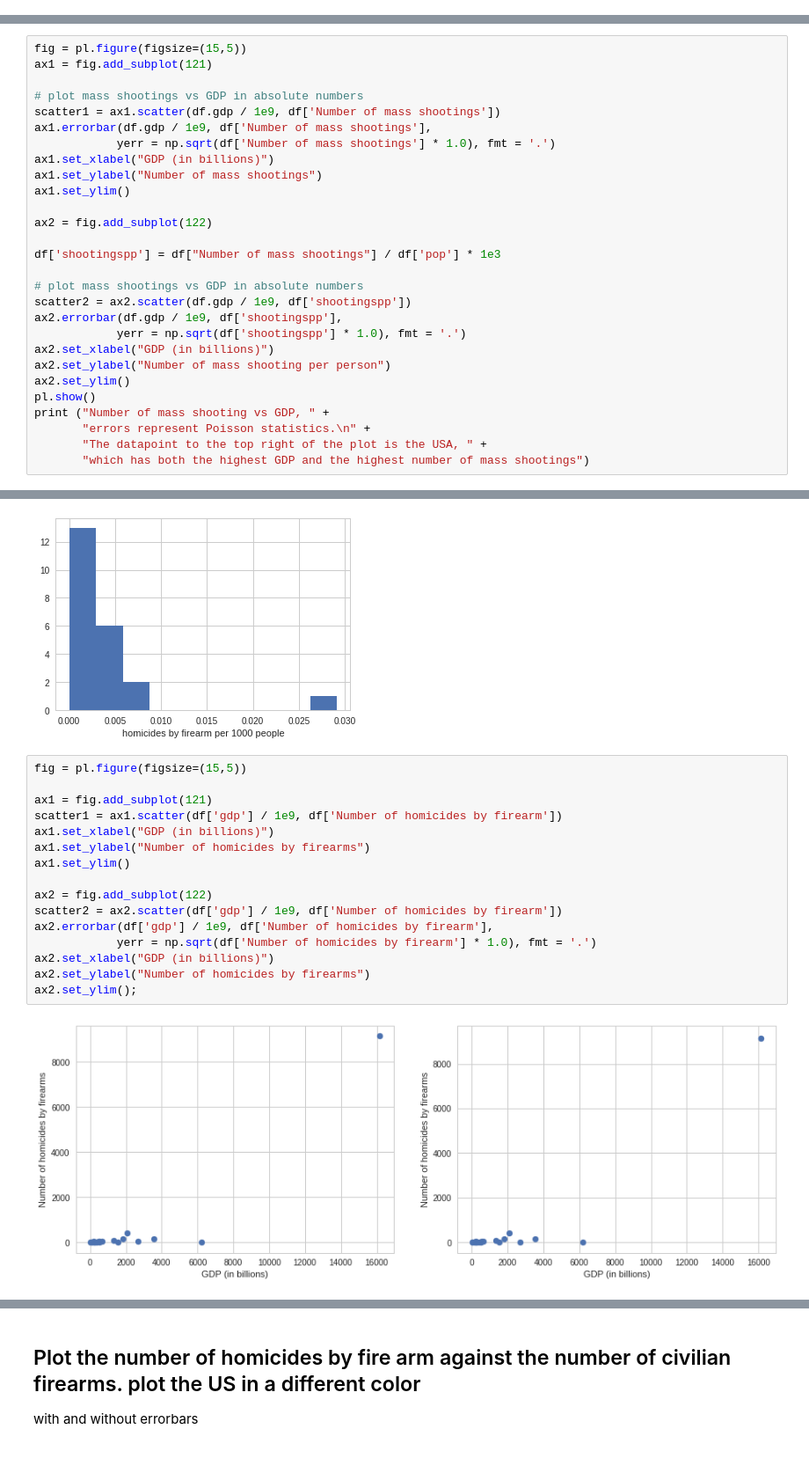
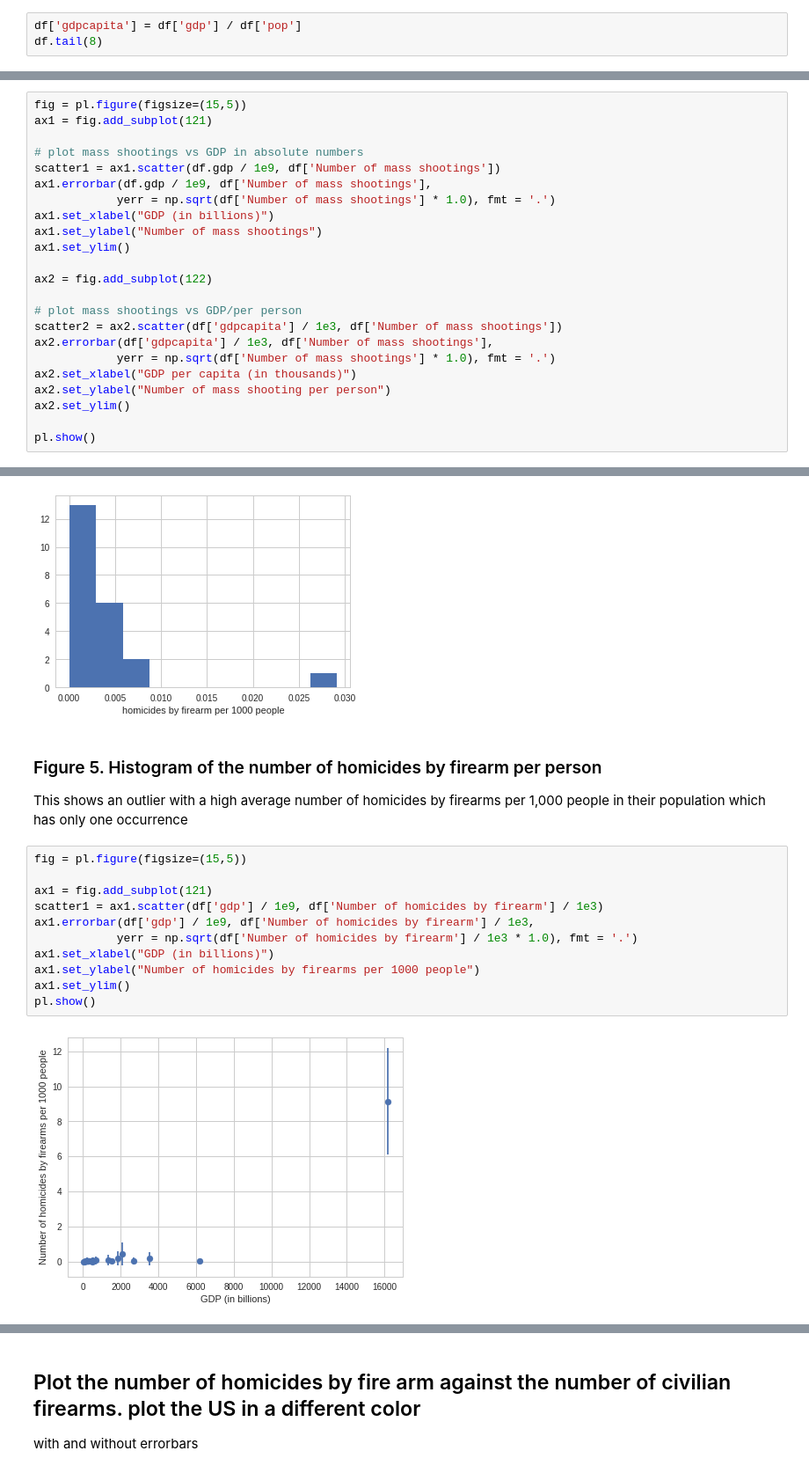
Before and after one commit to qiuyliu/PUI2017_uc288, a Jupyter notebook: HW5_uc288/Assignment3_uc288.ipynb, the cells around one changed output, grey strips where cells are left out. Shown: that part at 88% size. Drawn from its saved outputs; the diff is of its cells as text.

```diff
--- a/HW5_uc288/Assignment3_uc288.ipynb
+++ b/HW5_uc288/Assignment3_uc288.ipynb
@@ -173,3 +172,6 @@ len(df)
 Use Poisson statistics for the errorbars on the number of mass shootings (optional: include errors on the population, also as Poisson statistics)
 
 Are there any points that look like they may be outilers?
+# %%
+df['gdpcapita'] = df['gdp'] / df['pop']
+df.tail(8)
@@ -187,18 +199,13 @@ ax1.set_ylim()
 
 ax2 = fig.add_subplot(122)
 
-df['shootingspp'] = df["Number of mass shootings"] / df['pop'] * 1e3
-
-# plot mass shootings vs GDP in absolute numbers
-scatter2 = ax2.scatter(df.gdp / 1e9, df['shootingspp'])
-ax2.errorbar(df.gdp / 1e9, df['shootingspp'],
-            yerr = np.sqrt(df['shootingspp'] * 1.0), fmt = '.')
-ax2.set_xlabel("GDP (in billions)")
+# plot mass shootings vs GDP/per person
+scatter2 = ax2.scatter(df['gdpcapita'] / 1e3, df['Number of mass shootings'])
+ax2.errorbar(df['gdpcapita'] / 1e3, df['Number of mass shootings'],
+            yerr = np.sqrt(df['Number of mass shootings'] * 1.0), fmt = '.')
+ax2.set_xlabel("GDP per capita (in thousands)")
 ax2.set_ylabel("Number of mass shooting per person")
 ax2.set_ylim()
+
 pl.show()
-print ("Number of mass shooting vs GDP, " +
-       "errors represent Poisson statistics.\n" +
-       "The datapoint to the top right of the plot is the USA, " +
-       "which has both the highest GDP and the highest number of mass shootings")
 # %% [output]
@@ -238,21 +255,19 @@ ax.hist(df['Number of homicides by firearm'] / df['pop'] * 1000)
 ax.set_xlabel('homicides by firearm per 1000 people');
 # %% [output]
 [figure]
+# %% [markdown]
+### Figure 5. Histogram of the number of homicides by firearm per person
+This shows an outlier with a high average number of homicides by firearms per 1,000 people in their population which has only one occurrence
 # %%
 fig = pl.figure(figsize=(15,5))
 
 ax1 = fig.add_subplot(121)
-scatter1 = ax1.scatter(df['gdp'] / 1e9, df['Number of homicides by firearm'])
+scatter1 = ax1.scatter(df['gdp'] / 1e9, df['Number of homicides by firearm'] / 1e3)
+ax1.errorbar(df['gdp'] / 1e9, df['Number of homicides by firearm'] / 1e3,
+            yerr = np.sqrt(df['Number of homicides by firearm'] / 1e3 * 1.0), fmt = '.')
 ax1.set_xlabel("GDP (in billions)")
-ax1.set_ylabel("Number of homicides by firearms")
+ax1.set_ylabel("Number of homicides by firearms per 1000 people")
 ax1.set_ylim()
-
-ax2 = fig.add_subplot(122)
-scatter2 = ax2.scatter(df['gdp'] / 1e9, df['Number of homicides by firearm'])
-ax2.errorbar(df['gdp'] / 1e9, df['Number of homicides by firearm'],
-            yerr = np.sqrt(df['Number of homicides by firearm'] * 1.0), fmt = '.')
-ax2.set_xlabel("GDP (in billions)")
-ax2.set_ylabel("Number of homicides by firearms")
-ax2.set_ylim();
+pl.show()
 # %% [output]
-[figure, old version]
+[figure, new version]
```
Also changed, not shown: parts of 36 cells of this notebook, 1 other file.
